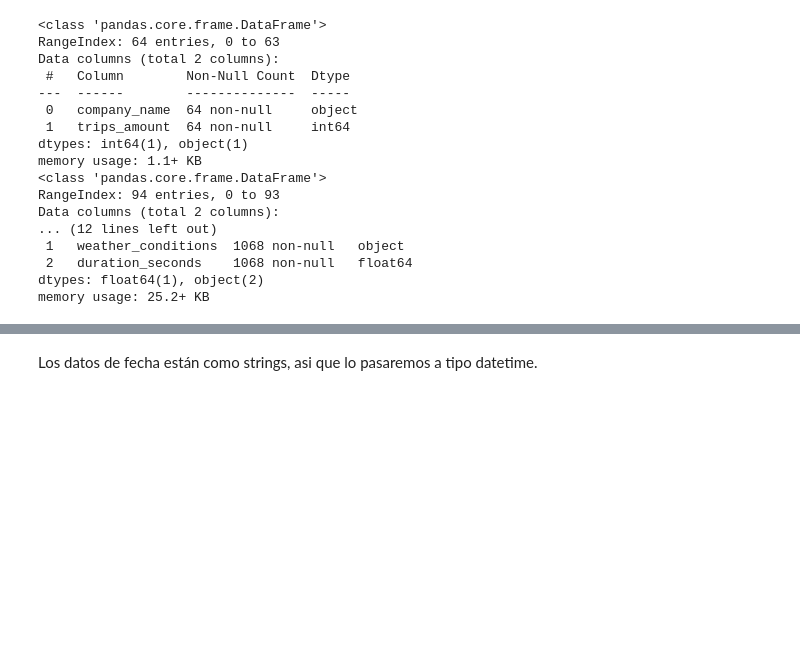
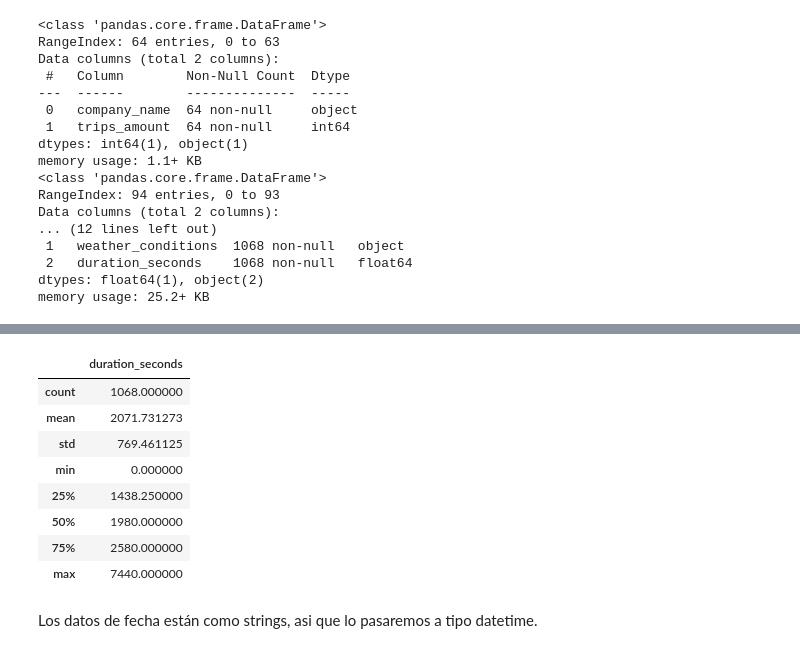
Before and after one commit to santicar1809/zuber, a Jupyter notebook: execution/analisis.ipynb, the cells around one changed output, grey strips where cells are left out. Saved outputs shown, nothing was run; the diff lists cells and outputs as text; code cells hidden in the pictures; blank space fills up the shorter version.

```diff
--- a/analisis.ipynb
+++ b/execution/analisis.ipynb
@@ -73,3 +97,15 @@ memory usage: 25.2+ KB
+# %%
+loop_trips.describe()
+# %% [output]
+|  | duration_seconds |
+| count | 1068.000000 |
+| mean | 2071.731273 |
+| std | 769.461125 |
+| min | 0.000000 |
+| 25% | 1438.250000 |
+| 50% | 1980.000000 |
+| 75% | 2580.000000 |
+| max | 7440.000000 |
 # %% [markdown]
 Los datos de fecha están como strings, asi que lo pasaremos a tipo datetime.
 # %%
```
Also changed, not shown: parts of 4 cells of this notebook, 44 other files.
